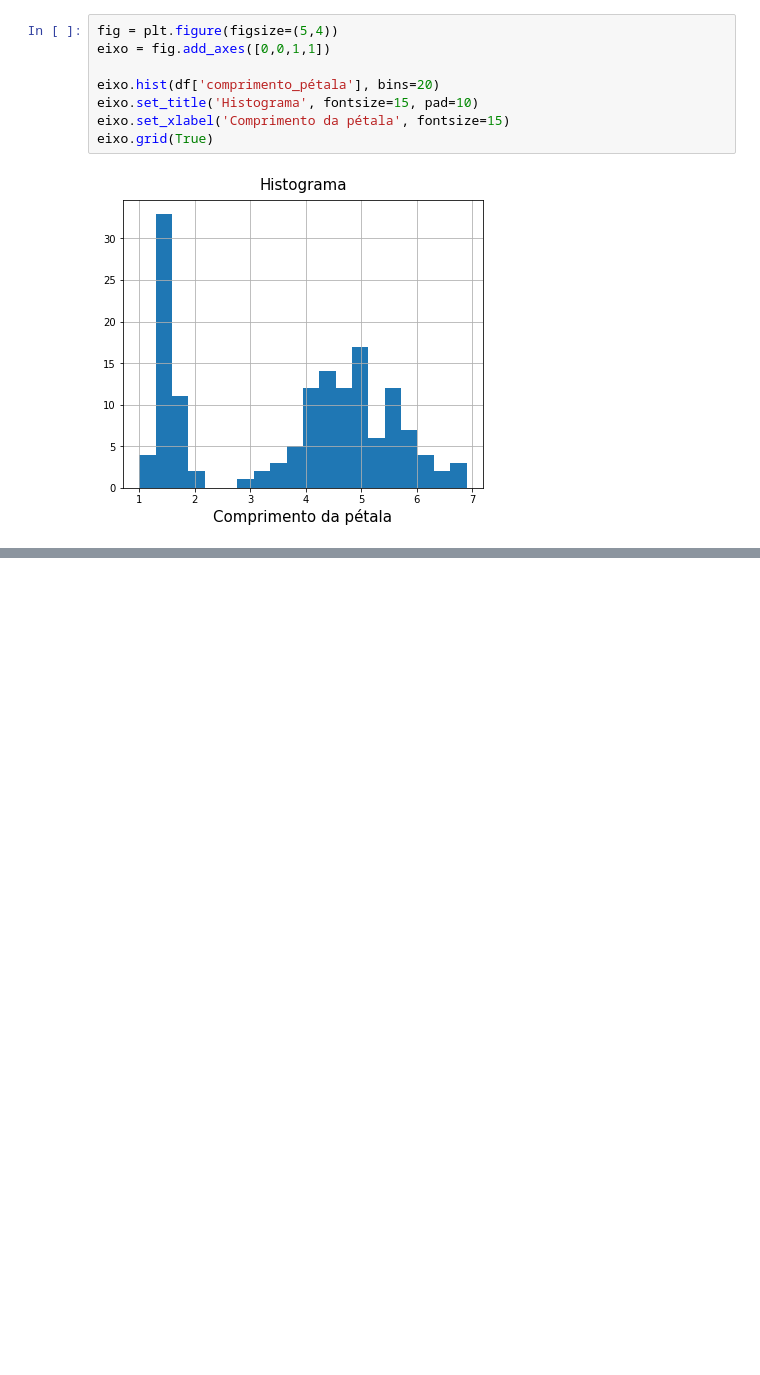
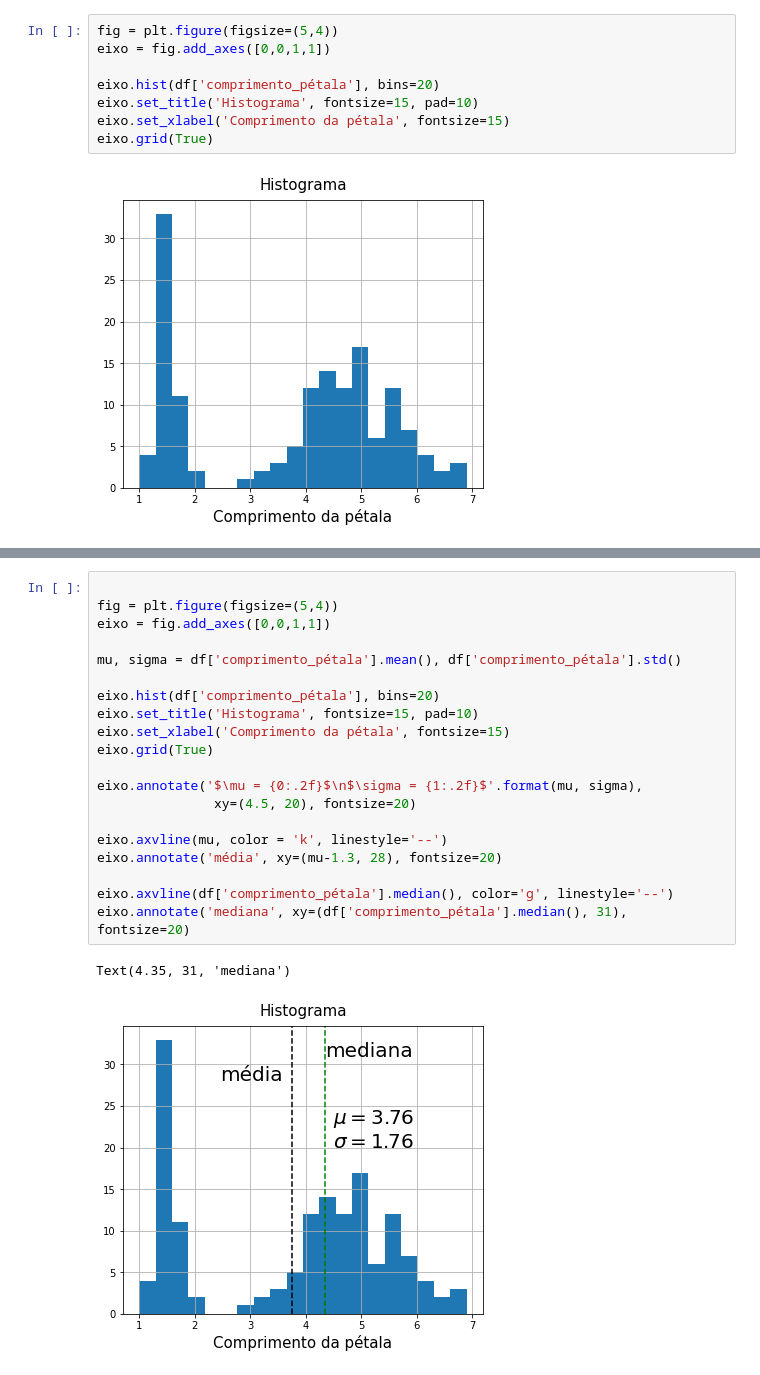
Before and after one commit to vitorgosmao/treinamento-data-visualization, a Jupyter notebook: Untitled.ipynb, the cells around one changed output, grey strips where cells are left out. Saved outputs shown, nothing was run; the diff lists cells and outputs as text; blank space fills up the shorter version.

```diff
--- a/Untitled.ipynb
+++ b/Untitled.ipynb
@@ -156,0 +173,23 @@ eixo.grid(True)
+# %%
+
+fig = plt.figure(figsize=(5,4))
+eixo = fig.add_axes([0,0,1,1])
+
+mu, sigma = df['comprimento_pétala'].mean(), df['comprimento_pétala'].std()
+
+eixo.hist(df['comprimento_pétala'], bins=20)
+eixo.set_title('Histograma', fontsize=15, pad=10)
+eixo.set_xlabel('Comprimento da pétala', fontsize=15)
+eixo.grid(True)
+
+eixo.annotate('$\mu = {0:.2f}$\n$\sigma = {1:.2f}$'.format(mu, sigma),
+               xy=(4.5, 20), fontsize=20)
+
+eixo.axvline(mu, color = 'k', linestyle='--')
+eixo.annotate('média', xy=(mu-1.3, 28), fontsize=20)
+
+eixo.axvline(df['comprimento_pétala'].median(), color='g', linestyle='--')
+eixo.annotate('mediana', xy=(df['comprimento_pétala'].median(), 31), fontsize=20)
+# %% [output]
+Text(4.35, 31, 'mediana')
+[figure, added]
```
Also changed, not shown: parts of 1 cell of this notebook.
